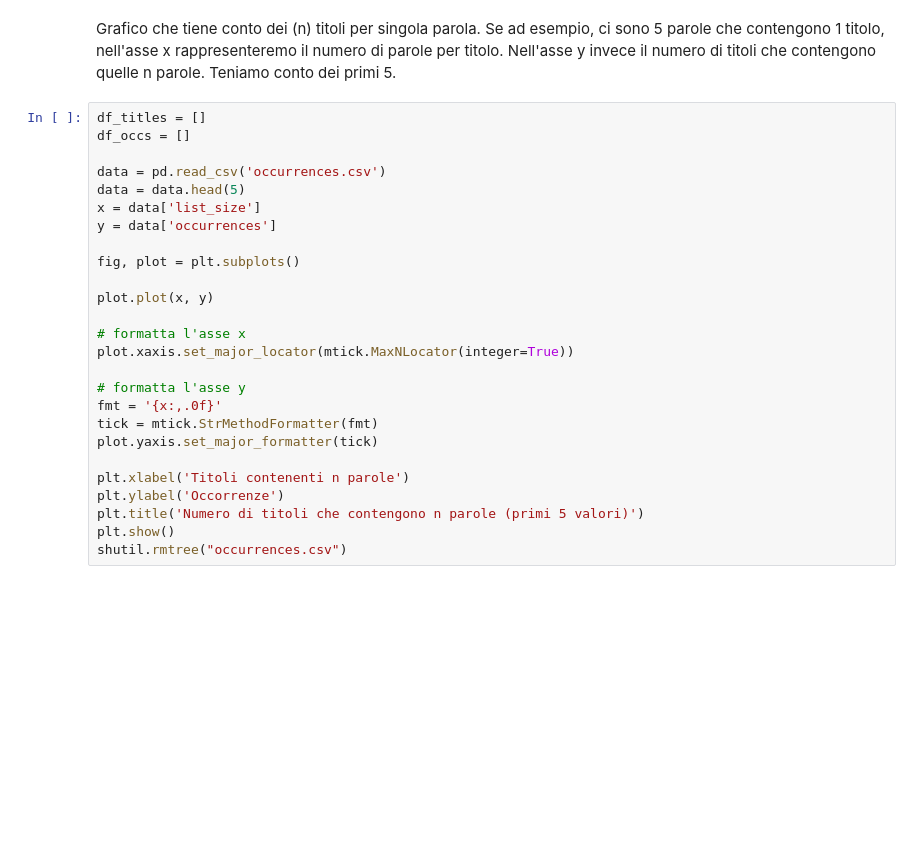
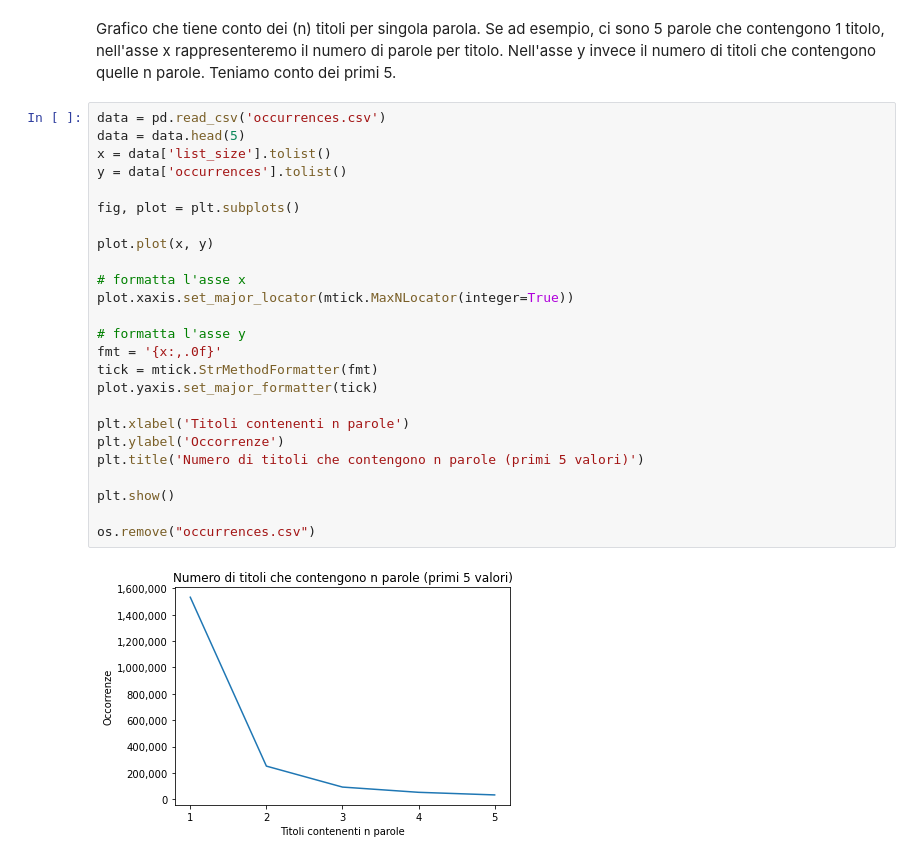
Before and after one commit to Fabbro96/Big-Data, a Jupyter notebook: finalParser.ipynb, the cells around one changed output. Cells and saved outputs as stored; diff of their text form; blank space fills up the shorter version.

```diff
--- a/finalParser.ipynb
+++ b/finalParser.ipynb
@@ -496,28 +566,29 @@ plt.show()
 # %% [markdown]
 Grafico che tiene conto dei (n) titoli per singola parola. Se ad esempio, ci sono 5 parole che contengono 1 titolo, nell'asse x rappresenteremo il numero di parole per titolo. Nell'asse y invece il numero di titoli che contengono quelle n parole. Teniamo conto dei primi 5.
 # %%
-df_titles = []
-df_occs = []
-
 data = pd.read_csv('occurrences.csv')
 data = data.head(5)
-x = data['list_size']
-y = data['occurrences']
+x = data['list_size'].tolist()
+y = data['occurrences'].tolist()
 
 fig, plot = plt.subplots()
 
 plot.plot(x, y)
 
 # formatta l'asse x
 plot.xaxis.set_major_locator(mtick.MaxNLocator(integer=True))
 
 # formatta l'asse y
 fmt = '{x:,.0f}'
 tick = mtick.StrMethodFormatter(fmt)
 plot.yaxis.set_major_formatter(tick)
 
 plt.xlabel('Titoli contenenti n parole')
 plt.ylabel('Occorrenze')
 plt.title('Numero di titoli che contengono n parole (primi 5 valori)')
+
 plt.show()
-shutil.rmtree("occurrences.csv")
+
+os.remove("occurrences.csv")
+# %% [output]
+[figure, added]
```
Also changed, not shown: parts of 11 cells of this notebook.
